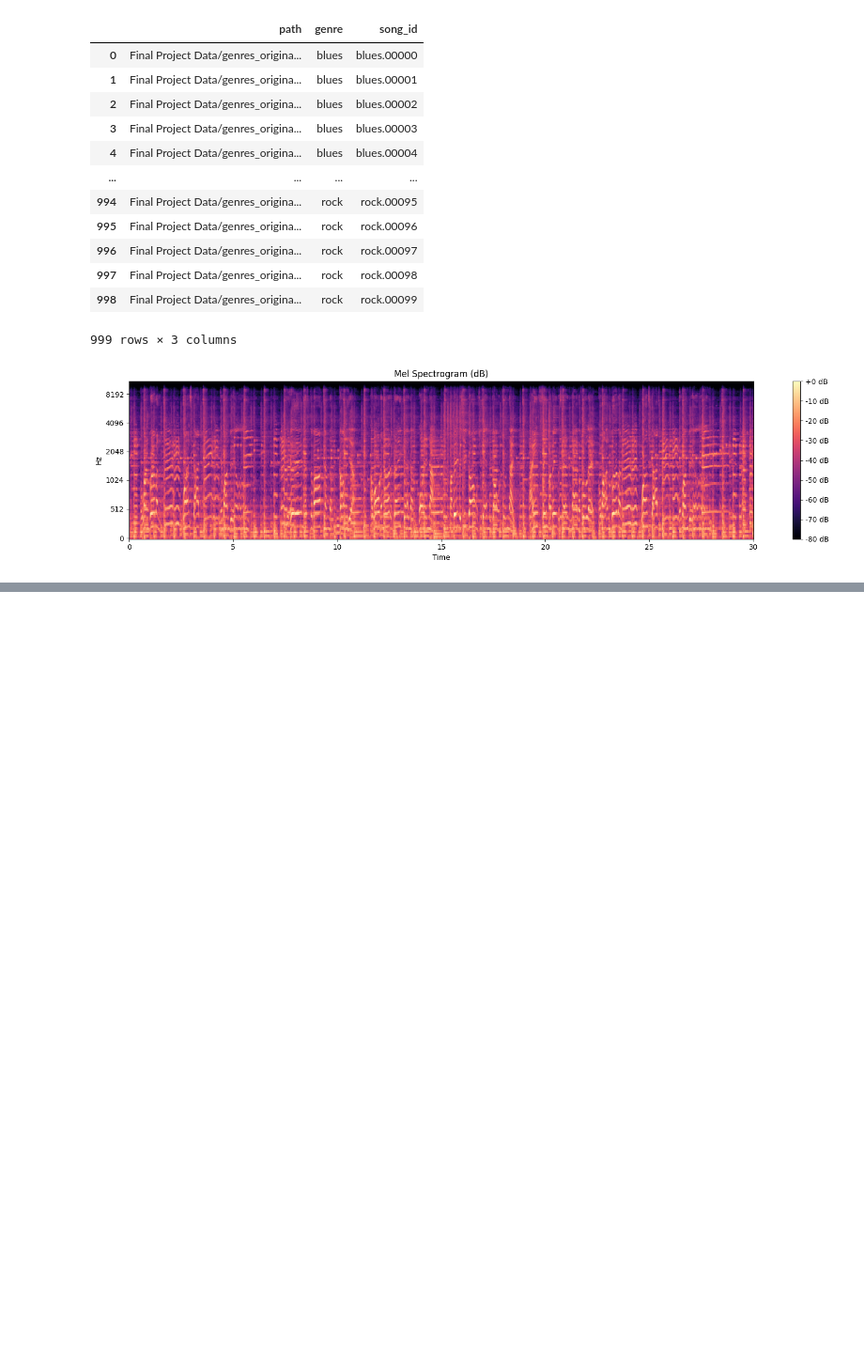
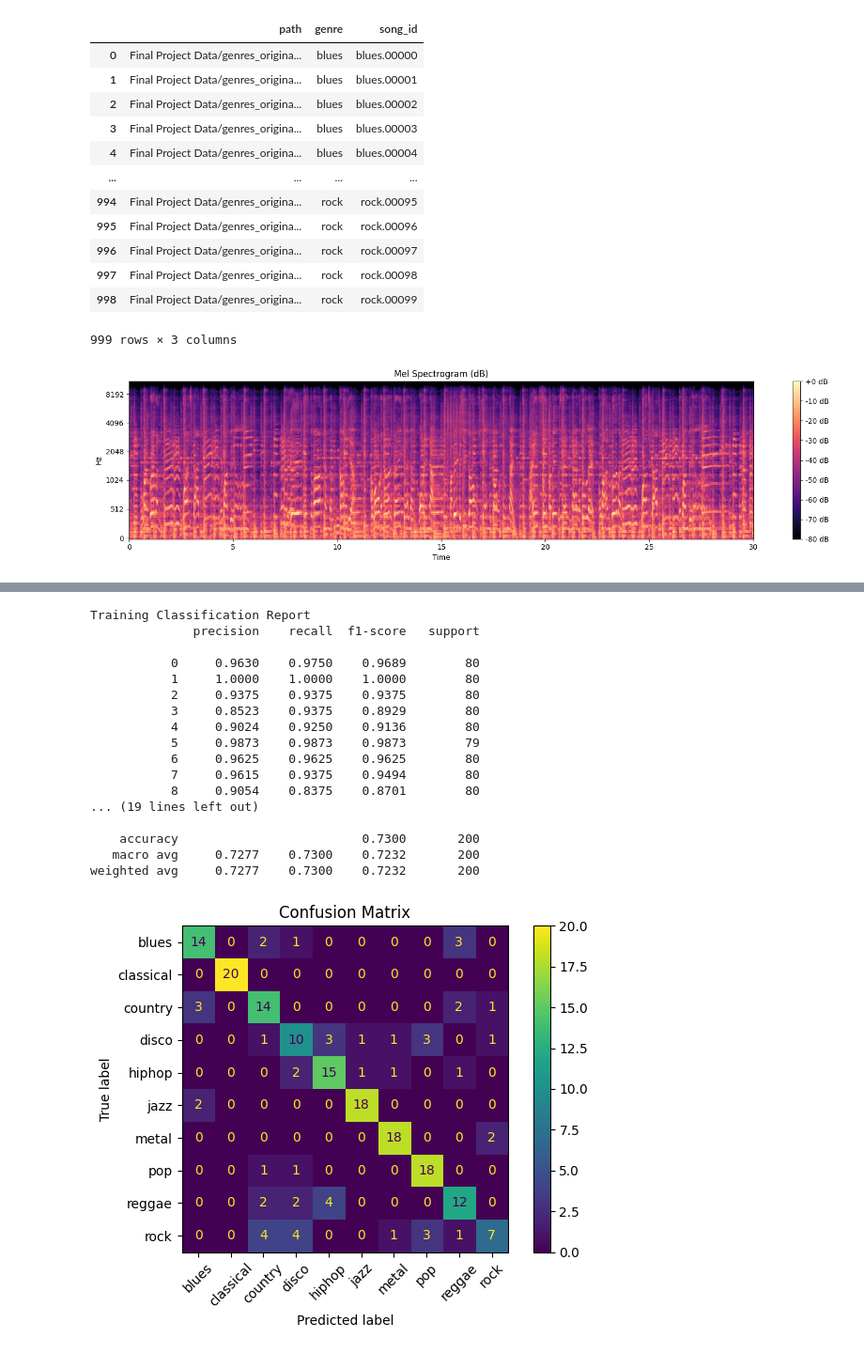
Before and after one commit to masondiz/Final-Project-EE-344, a Jupyter notebook: final_project_wav.ipynb, the cells around one changed output, grey strips where cells are left out. Shown at 94% size. Cells and saved outputs as stored; diff of their text form; code cells hidden in the pictures; blank space fills up the shorter version.

```diff
--- a/final_project_wav.ipynb
+++ b/final_project_wav.ipynb
@@ -240,0 +295,51 @@ Best model by Test weighted F1: Logistic Regression  (Test F1(w)=0.7031)
+# %%
+# =========================
+# Train & Evaluate First Stack
+# =========================
+
+stack_1 = StackingClassifier(
+    estimators=[("Logistic Regression", lr_pipe), ("RandomForest", rf_pipe)],
+    final_estimator=LogisticRegression(max_iter=5000, n_jobs=-1, solver="lbfgs"),
+    cv=5,
+    n_jobs=1,
+)
+
+stack_1.fit(X_train, y_train)
+
+yhat_tr = stack_1.predict(X_train)
+yhat_te = stack_1.predict(X_test)
+
+print("Training Classification Report")
+print(classification_report(y_train, yhat_tr, digits=4, zero_division=0))
+
+print("Testing Classification Report")
+print(classification_report(y_test, yhat_te, digits=4, zero_division=0))
+
+cm = confusion_matrix(y_test, yhat_te)
+disp = ConfusionMatrixDisplay(
+    confusion_matrix=cm,
+    display_labels=le.classes_   # shows genre names instead of 0,1,2,...
+)
+disp.plot(values_format="d", xticks_rotation=45)
+plt.title(f"Confusion Matrix")
+plt.tight_layout()
+plt.show()
+# %% [output]
+Training Classification Report
+              precision    recall  f1-score   support
+
+           0     0.9630    0.9750    0.9689        80
+           1     1.0000    1.0000    1.0000        80
+           2     0.9375    0.9375    0.9375        80
+           3     0.8523    0.9375    0.8929        80
+           4     0.9024    0.9250    0.9136        80
+           5     0.9873    0.9873    0.9873        79
+           6     0.9625    0.9625    0.9625        80
+           7     0.9615    0.9375    0.9494        80
+           8     0.9054    0.8375    0.8701        80
+... (19 lines left out)
+
+    accuracy                         0.7300       200
+   macro avg     0.7277    0.7300    0.7232       200
+weighted avg     0.7277    0.7300    0.7232       200
+[figure, added]
```
Also changed, not shown: parts of 11 cells of this notebook.
